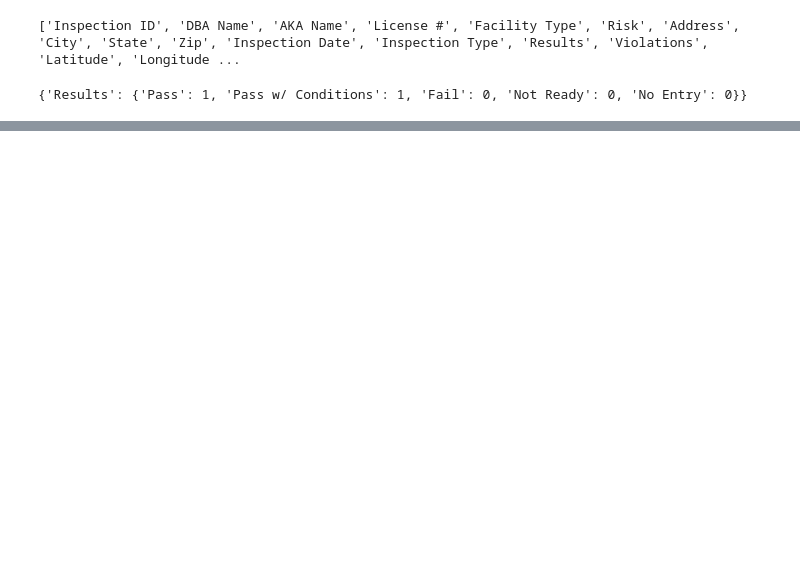
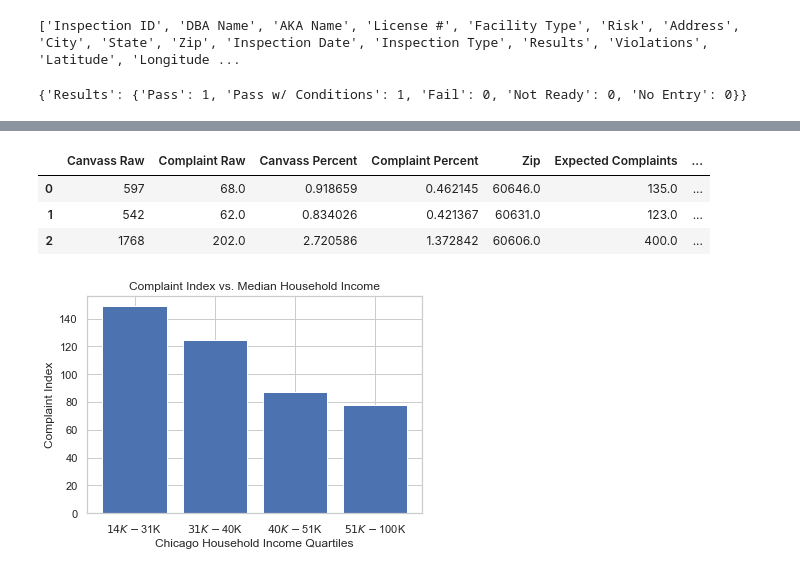
Before and after one commit to kynanl/K.I.K-Project-1, a Jupyter notebook: K.I.K_Group_Project.ipynb, the cells around one changed output, grey strips where cells are left out. Cells and saved outputs as stored; diff of their text form; code cells hidden in the pictures; blank space fills up the shorter version.

```diff
--- a/K.I.K_Group_Project.ipynb
+++ b/K.I.K_Group_Project.ipynb
@@ -363,0 +424,3 @@ weighted avg       0.56      0.75      0.64     38637
+# %%
+#Kynan add the differnece to df
+relative_inspection_types = relative_inspection_types.sort_values(["Complaint Index"])
@@ -363,0 +450,5 @@ weighted avg       0.56      0.75      0.64     38637
+# %%
+# Kynan add income and lat/long data
+demo_path = "Demographics.csv"
+demo_request = pd.read_csv(demo_path)
+inspection_demo = pd.merge(relative_inspection_types, demo_request, on = "Zip")
@@ -363,0 +494,29 @@ weighted avg       0.56      0.75      0.64     38637
+# %%
+#Kynan create quartile bins based on income
+
+bin_labels = ["$14K - $31K", "$31K - $40K", "$40K - $51K", "$51K - $100K"]
+inspection_demo["Quartile"] = pd.qcut(inspection_demo["Income"], q=[0, .25, .5, .75, 1], labels = bin_labels)
+#Kynan take a peek at data
+inspection_demo.head(3)
+# %% [output]
+|  | Canvass Raw | Complaint Raw | Canvass Percent | Complaint Percent | Zip | Expected Complaints | ... |
+| 0 | 597 | 68.0 | 0.918659 | 0.462145 | 60646.0 | 135.0 | ... |
+| 1 | 542 | 62.0 | 0.834026 | 0.421367 | 60631.0 | 123.0 | ... |
+| 2 | 1768 | 202.0 | 2.720586 | 1.372842 | 60606.0 | 400.0 | ... |
+# %%
+#Kynan create variables to build a visualization based on bins
+x_axis = np.arange(len(bin_labels))
+y_ax = inspection_demo.groupby(inspection_demo["Quartile"])
+y_axis = round(y_ax["Complaint Raw"].sum()/y_ax["Expected Complaints"].sum()*100)
+# %%
+#Kynan create bin bar chart
+plt.bar(x_axis, y_axis)
+tick_locations = [0, 1, 2, 3]
+plt.xticks(tick_locations, bin_labels)
+plt.title("Complaint Index vs. Median Household Income")
+plt.xlabel("Chicago Household Income Quartiles")
+plt.ylabel("Complaint Index")
+plt.show
+plt.savefig("Income Quartiles vs. Complaint Index.png")
+# %% [output]
+[figure, added]
```
Also changed, not shown: parts of 40 cells of this notebook.
